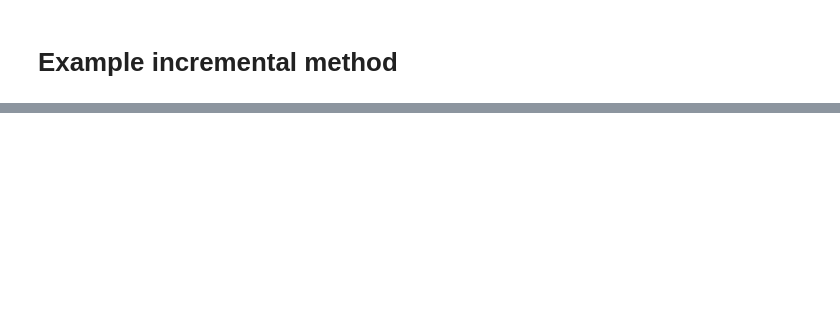
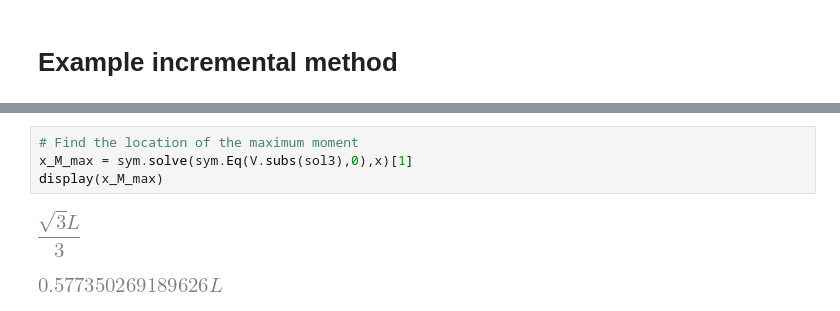
Before and after one commit to TeachBooks/Structural-Mechanics-4, a Jupyter notebook: book/advanced_structural_mechanics/Example_2_lecture_3_plasticity.ipynb, the cells around one changed output, grey strips where cells are left out. Saved outputs shown, nothing was run; the diff lists cells and outputs as text; blank space fills up the shorter version.

```diff
--- a/book/advanced_structural_mechanics/Example_2_lecture_3_plasticity.ipynb
+++ b/book/advanced_structural_mechanics/Example_2_lecture_3_plasticity.ipynb
@@ -126,0 +141,7 @@ plt.gca().spines['left'].set_position('zero')
+# %%
+# Find the location of the maximum moment
+x_M_max = sym.solve(sym.Eq(V.subs(sol3),0),x)[1]
+display(x_M_max)
+# %% [output]
+[figure, added]
+[figure, added]
```
Also changed, not shown: parts of 52 cells of this notebook, 5 other files.
